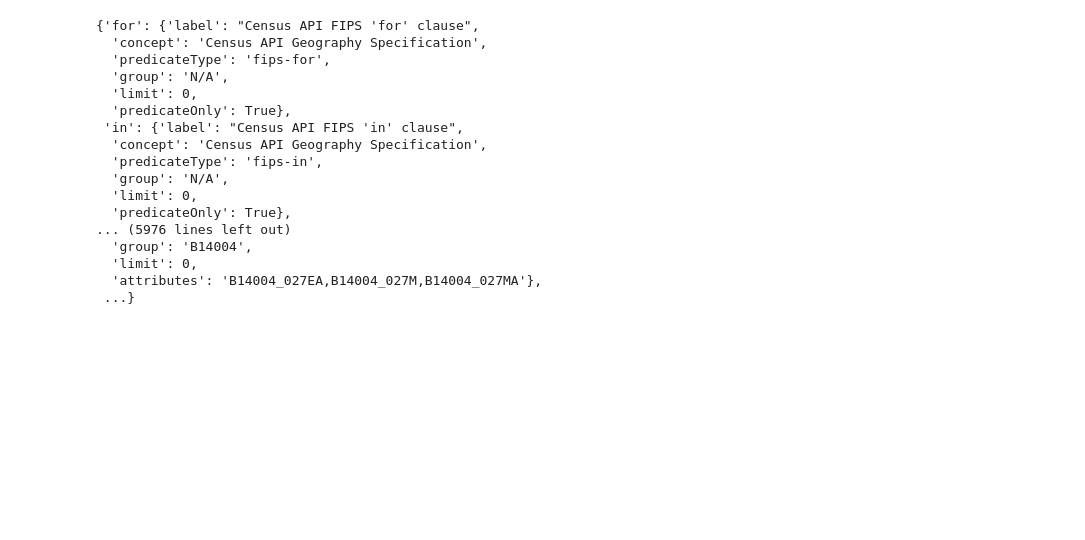
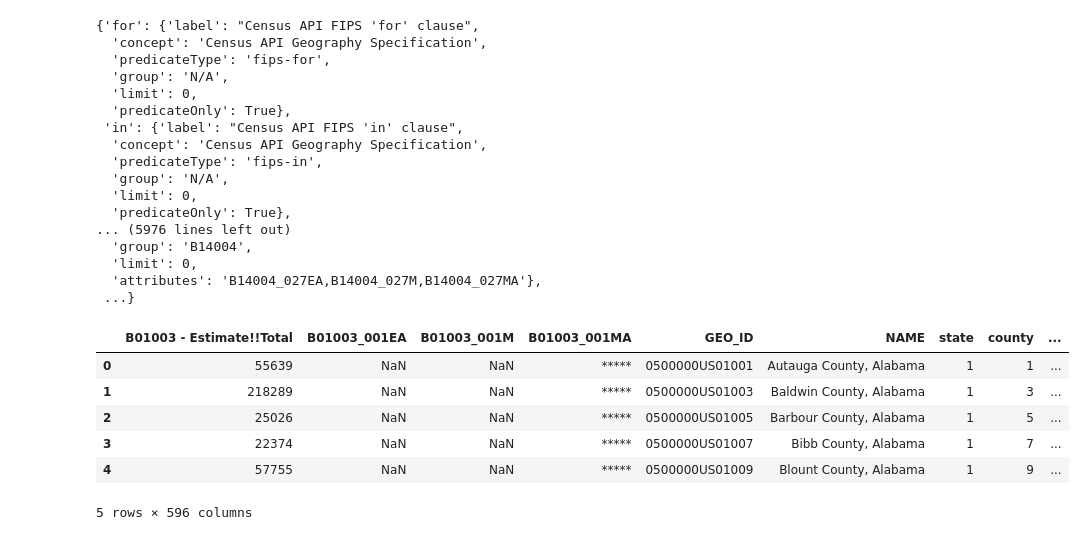
Before and after one commit to Ben-Vogt/IS-477-Course-Project, a Jupyter notebook: exploration.ipynb, the cells around one changed output. Cells and saved outputs as stored; diff of their text form; code cells hidden in the pictures; blank space fills up the shorter version.

```diff
--- a/exploration.ipynb
+++ b/exploration.ipynb
@@ -580,0 +593,10 @@ len(relevant_variables)
+# %%
+acs_data.head()
+# %% [output]
+|  | B01003 - Estimate!!Total | B01003_001EA | B01003_001M | B01003_001MA | GEO_ID | NAME | state | county | ... |
+| 0 | 55639 | NaN | NaN | ***** | 0500000US01001 | Autauga County, Alabama | 1 | 1 | ... |
+| 1 | 218289 | NaN | NaN | ***** | 0500000US01003 | Baldwin County, Alabama | 1 | 3 | ... |
+| 2 | 25026 | NaN | NaN | ***** | 0500000US01005 | Barbour County, Alabama | 1 | 5 | ... |
+| 3 | 22374 | NaN | NaN | ***** | 0500000US01007 | Bibb County, Alabama | 1 | 7 | ... |
+| 4 | 57755 | NaN | NaN | ***** | 0500000US01009 | Blount County, Alabama | 1 | 9 | ... |
+5 rows × 596 columns
```
Also changed, not shown: parts of 9 cells of this notebook, 36 other files.
